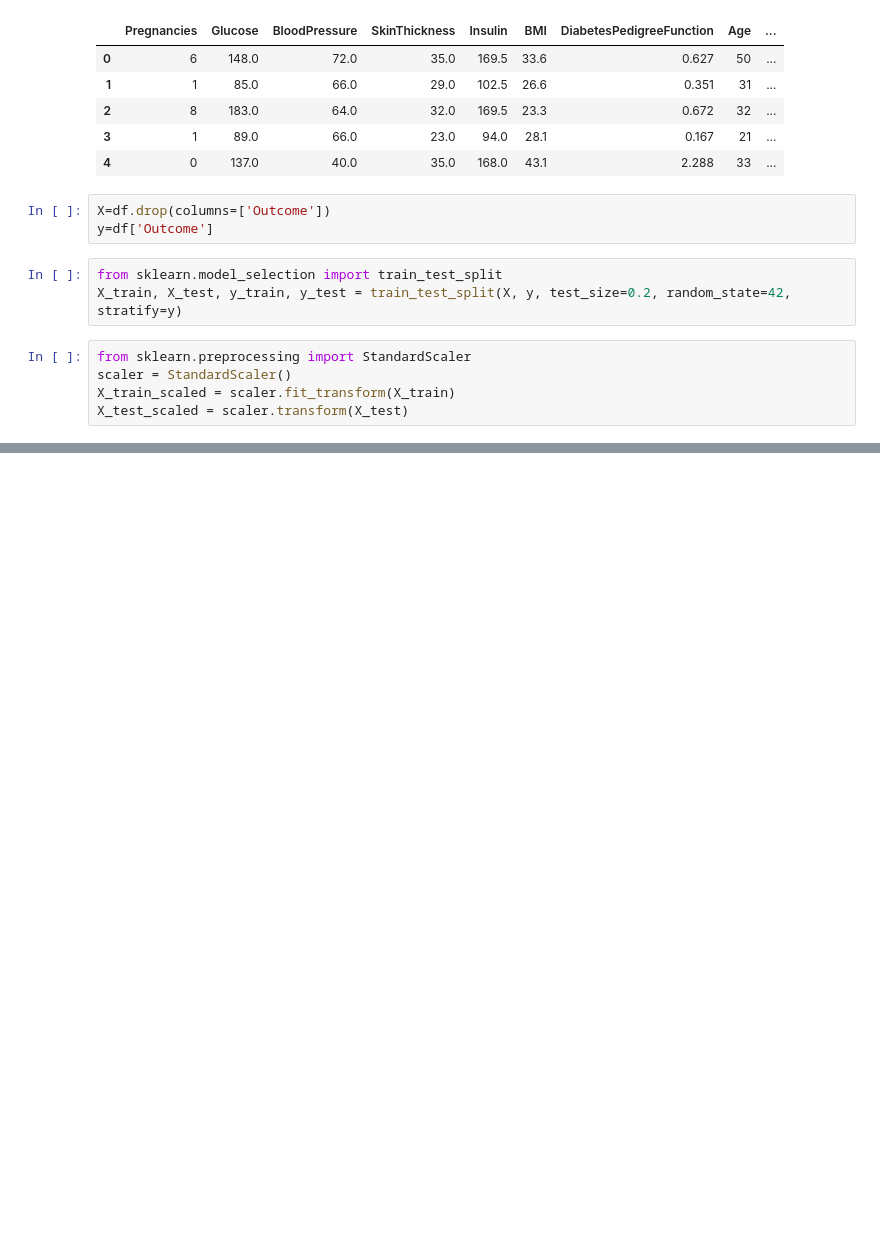
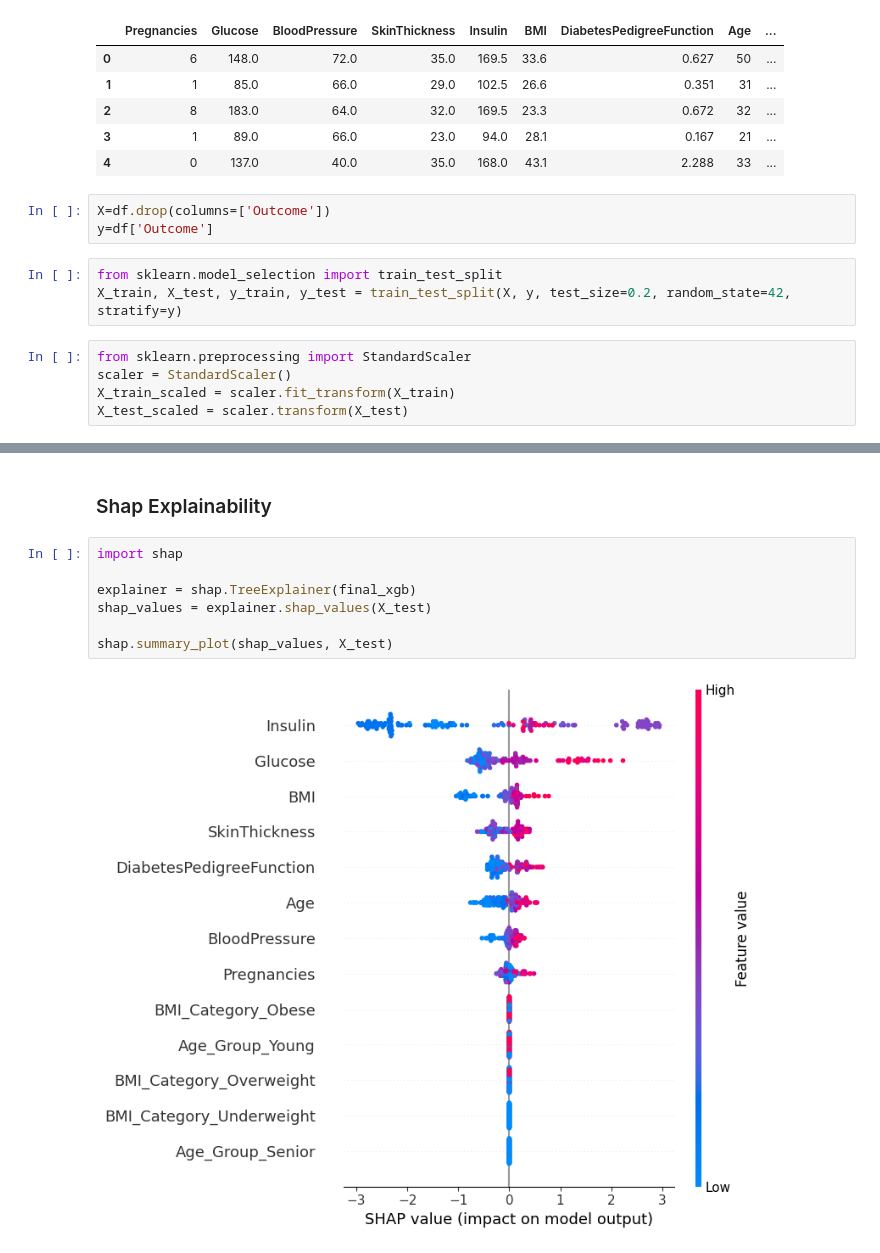
Before and after one commit to Soumya1709/Diabetes_Detection_Model, a Jupyter notebook: Diabetes.ipynb, the cells around one changed output, grey strips where cells are left out. Saved outputs shown, nothing was run; the diff lists cells and outputs as text; blank space fills up the shorter version.

```diff
--- a/Diabetes.ipynb
+++ b/Diabetes.ipynb
@@ -234,0 +399,11 @@ X_test_scaled = scaler.transform(X_test)
+# %% [markdown]
+### Shap Explainability
+# %%
+import shap
+
+explainer = shap.TreeExplainer(final_xgb)
+shap_values = explainer.shap_values(X_test)
+
+shap.summary_plot(shap_values, X_test)
+# %% [output]
+[figure, added]
```
Also changed, not shown: parts of 11 cells of this notebook, 2 other files.
